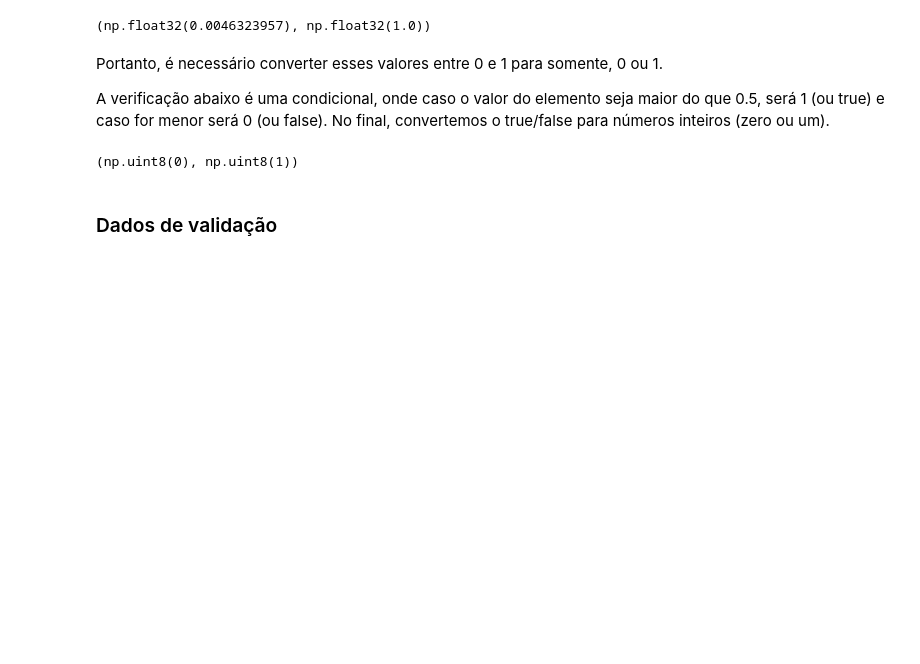
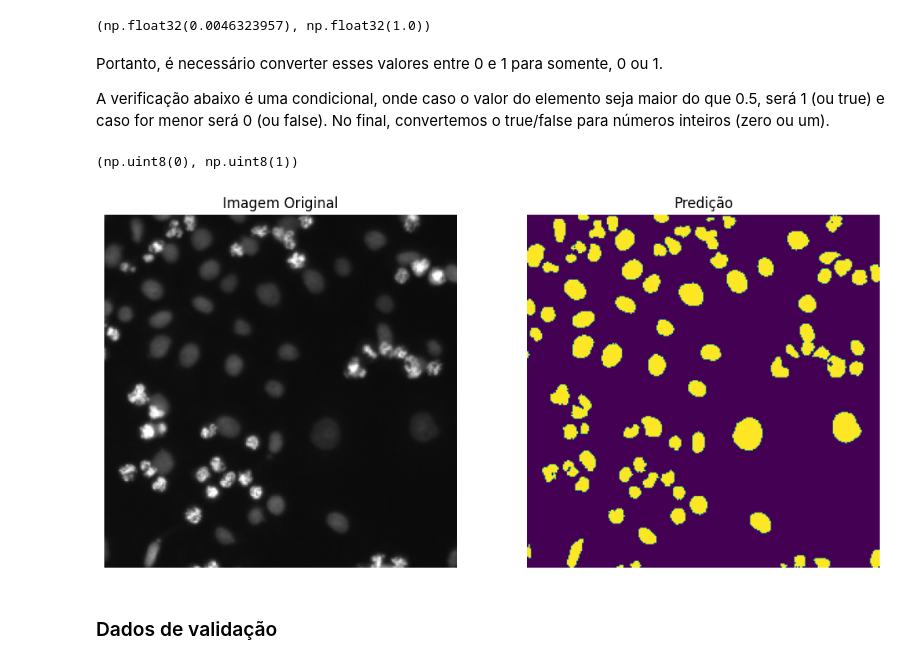
Before and after one commit to DiogoBotton/Computer_Vision_Learn, a Jupyter notebook: Segmentacao_de_Imagens/Segmentacao_Semantica/teste_modelo_unet.ipynb, the cells around one changed output. Saved outputs shown, nothing was run; the diff lists cells and outputs as text; code cells hidden in the pictures; blank space fills up the shorter version.

```diff
--- a/Segmentacao_de_Imagens/Segmentacao_Semantica/teste_modelo_unet.ipynb
+++ b/Segmentacao_de_Imagens/Segmentacao_Semantica/teste_modelo_unet.ipynb
@@ -136,6 +136,20 @@ Model: "UNet"
  Optimizer params: 62,087,044 (236.84 MB)
 # %% [markdown]
 ### Dados de teste
+# %%
+# Função para realizar comparação entre imagem original e previsão do modelo
+def compare_segmentations_test(original_img, predict):
+    fig = plt.figure(figsize=(12,6))
+
+    fig.add_subplot(1,2,1) # 1 linha, 2 colunas, índice 1
+    plt.imshow(original_img)
+    plt.axis('off')
+    plt.title('Imagem Original')
+
+    fig.add_subplot(1,2,2) # 1 linha, 2 colunas, índice 2
+    plt.imshow(np.squeeze(predict))
+    plt.axis('off')
+    plt.title('Predição')
 # %%
 predicts_test = model_unet.predict(X_test)
 # %% [output]
@@ -165,6 +179,11 @@ predicts_test = (predicts_test > 0.5).astype(np.uint8) # Converte true/false par
 predicts_test[0].min(), predicts_test[0].max()
 # %% [output]
 (np.uint8(0), np.uint8(1))
+# %%
+idx_test = 64
+compare_segmentations_test(X_test[idx_test], predicts_test[idx_test])
+# %% [output]
+[figure, added]
 # %% [markdown]
 ### Dados de validação
 # %%
```
Also changed, not shown: parts of 3 cells of this notebook, 1 other file.
